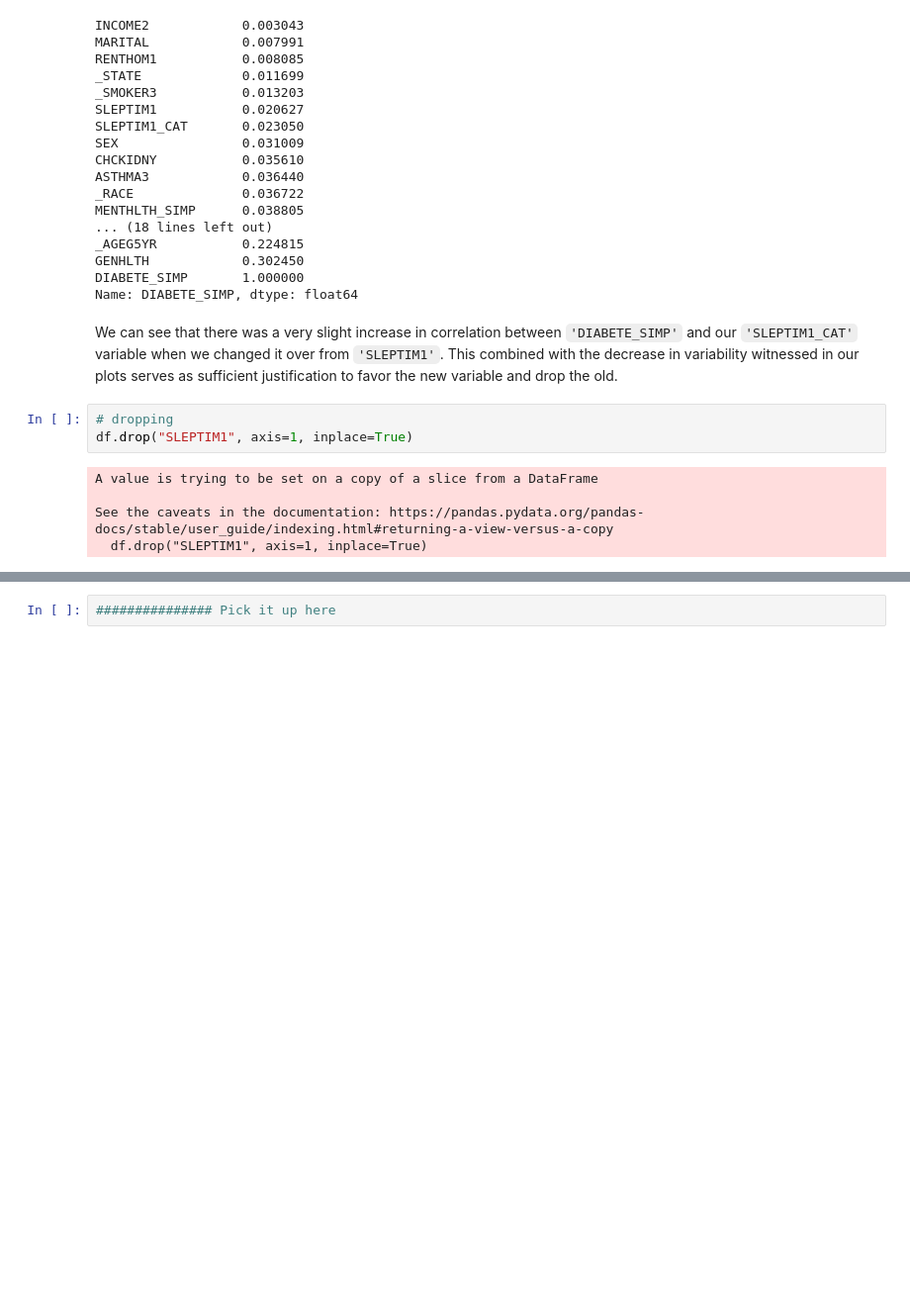
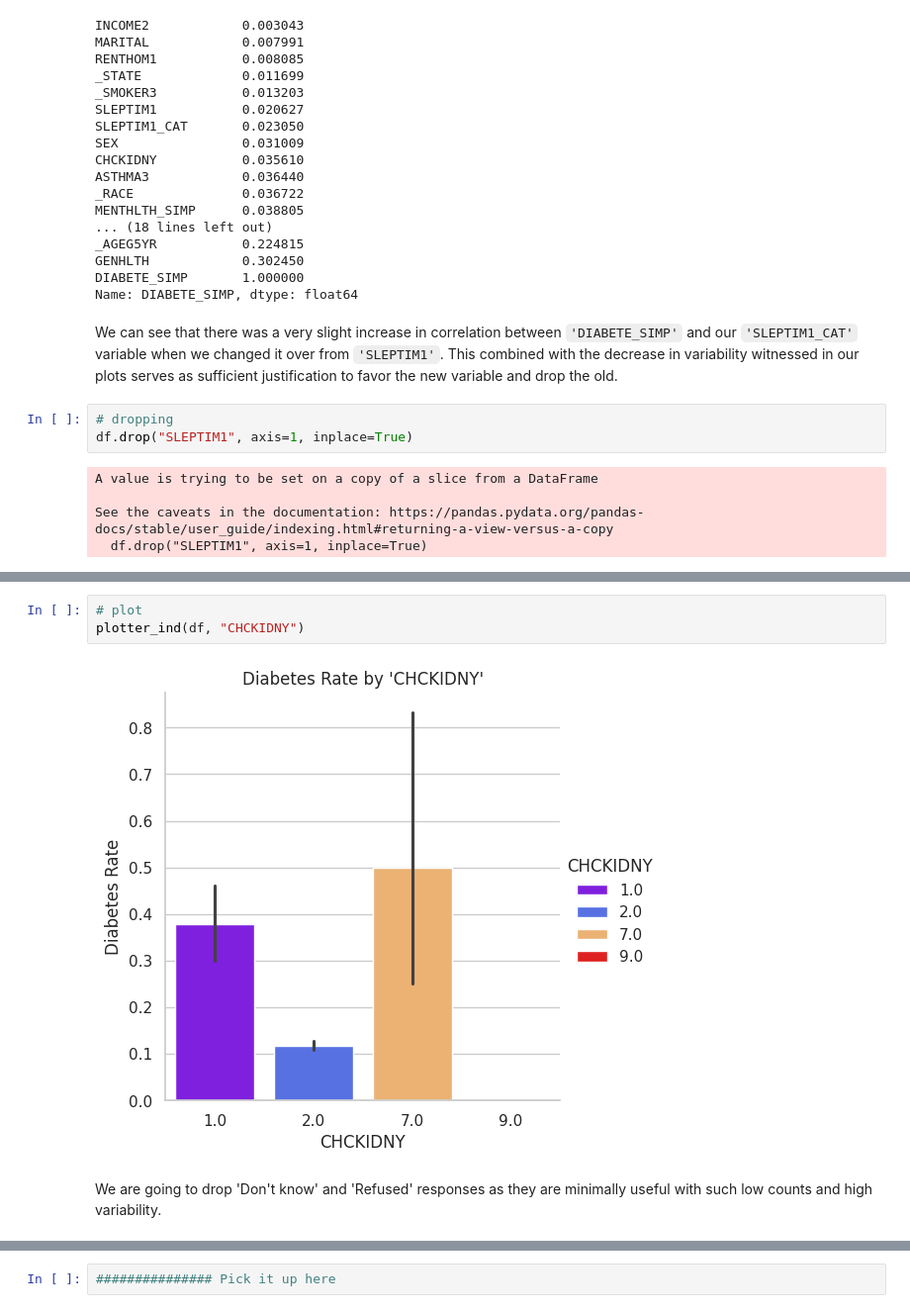
Before and after one commit to Chachi36/Diabetes-Factors-Demo-Notebook, a Jupyter notebook: Diabetes_Risk_Notebook.ipynb, the cells around one changed output, grey strips where cells are left out. Shown at 99% size. Drawn from its saved outputs; the diff is of its cells as text; blank space fills up the shorter version.

```diff
--- a/Diabetes_Risk_Notebook.ipynb
+++ b/Diabetes_Risk_Notebook.ipynb
@@ -3003,0 +3195,7 @@ See the caveats in the documentation: https://pandas.pydata.org/pandas-docs/stab
+# %%
+# plot
+plotter_ind(df, "CHCKIDNY")
+# %% [output]
+[figure, added]
+# %% [markdown]
+We are going to drop 'Don't know' and 'Refused' responses as they are minimally useful with such low counts and high variability.
```
Also changed, not shown: parts of 49 cells of this notebook.
